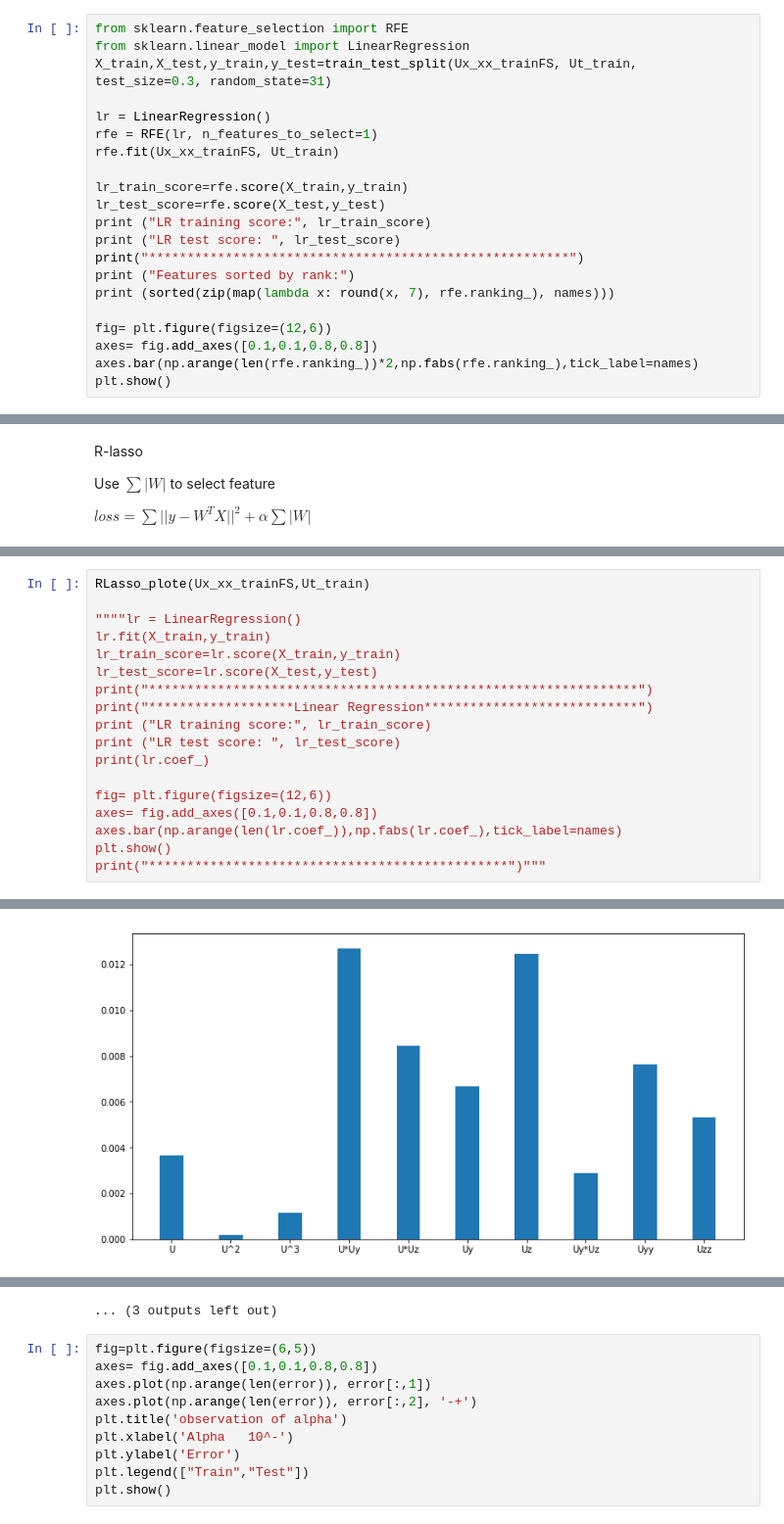
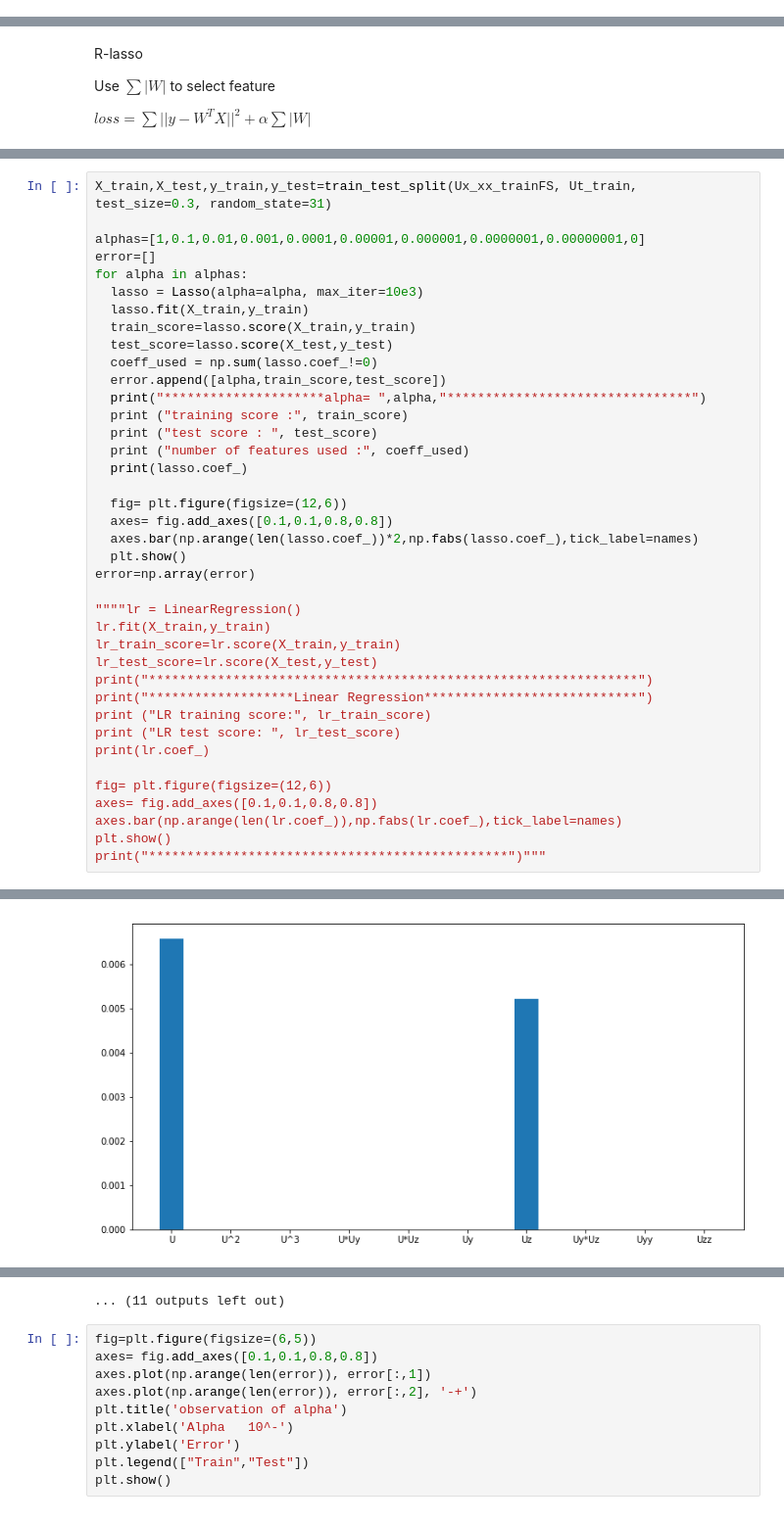
Before and after one commit to arnauldnzegha/deep2pde_Berg_Nystrom, a Jupyter notebook: plant_growth_data_Berg_Nystrom_direct_derivation.ipynb, the cells around one changed output, grey strips where cells are left out. Shown at 98% size. Drawn from its saved outputs; the diff is of its cells as text.

```diff
--- a/plant_growth_data_Berg_Nystrom_direct_derivation.ipynb
+++ b/plant_growth_data_Berg_Nystrom_direct_derivation.ipynb
@@ -339,24 +358,3 @@ def RFE_plote(Ux_xx_trainFS,Ut_train):
   axes= fig.add_axes([0.1,0.1,0.8,0.8])
   axes.bar(np.arange(len(rfe.ranking_))*2,np.fabs(rfe.ranking_),tick_label=names)
   plt.show()
-# %%
-from sklearn.feature_selection import RFE
-from sklearn.linear_model import LinearRegression
-X_train,X_test,y_train,y_test=train_test_split(Ux_xx_trainFS, Ut_train, test_size=0.3, random_state=31)
-
-lr = LinearRegression()
-rfe = RFE(lr, n_features_to_select=1)
-rfe.fit(Ux_xx_trainFS, Ut_train)
-
-lr_train_score=rfe.score(X_train,y_train)
-lr_test_score=rfe.score(X_test,y_test)
-print ("LR training score:", lr_train_score)
-print ("LR test score: ", lr_test_score)
-print("*******************************************************")
-print ("Features sorted by rank:")
-print (sorted(zip(map(lambda x: round(x, 7), rfe.ranking_), names)))
-
-fig= plt.figure(figsize=(12,6))
-axes= fig.add_axes([0.1,0.1,0.8,0.8])
-axes.bar(np.arange(len(rfe.ranking_))*2,np.fabs(rfe.ranking_),tick_label=names)
-plt.show()
@@ -398,7 +398,28 @@ def RLasso_plote(Ux_xx_trainFS,Ut_train):
     plt.show()
   error=np.array(error)
 # %%
-RLasso_plote(Ux_xx_trainFS,Ut_train)
+X_train,X_test,y_train,y_test=train_test_split(Ux_xx_trainFS, Ut_train, test_size=0.3, random_state=31)
+
+alphas=[1,0.1,0.01,0.001,0.0001,0.00001,0.000001,0.0000001,0.00000001,0]
+error=[]
+for alpha in alphas:
+  lasso = Lasso(alpha=alpha, max_iter=10e3)
+  lasso.fit(X_train,y_train)
+  train_score=lasso.score(X_train,y_train)
+  test_score=lasso.score(X_test,y_test)
+  coeff_used = np.sum(lasso.coef_!=0)
+  error.append([alpha,train_score,test_score])
+  print("*********************alpha= ",alpha,"********************************")
+  print ("training score :", train_score)
+  print ("test score : ", test_score)
+  print ("number of features used :", coeff_used)
+  print(lasso.coef_)
+
+  fig= plt.figure(figsize=(12,6))
+  axes= fig.add_axes([0.1,0.1,0.8,0.8])
+  axes.bar(np.arange(len(lasso.coef_))*2,np.fabs(lasso.coef_),tick_label=names)
+  plt.show()
+error=np.array(error)
 
 """"lr = LinearRegression()
 lr.fit(X_train,y_train)
@@ -449 +470 @@ number of features used : 10
-[figure, old version]
+[figure, new version]
@@ -457,4 +479,4 @@ number of features used : 10
-... (3 outputs left out)
+... (11 outputs left out)
 # %%
 fig=plt.figure(figsize=(6,5))
 axes= fig.add_axes([0.1,0.1,0.8,0.8])
```
Also changed, not shown: parts of 24 cells of this notebook.
